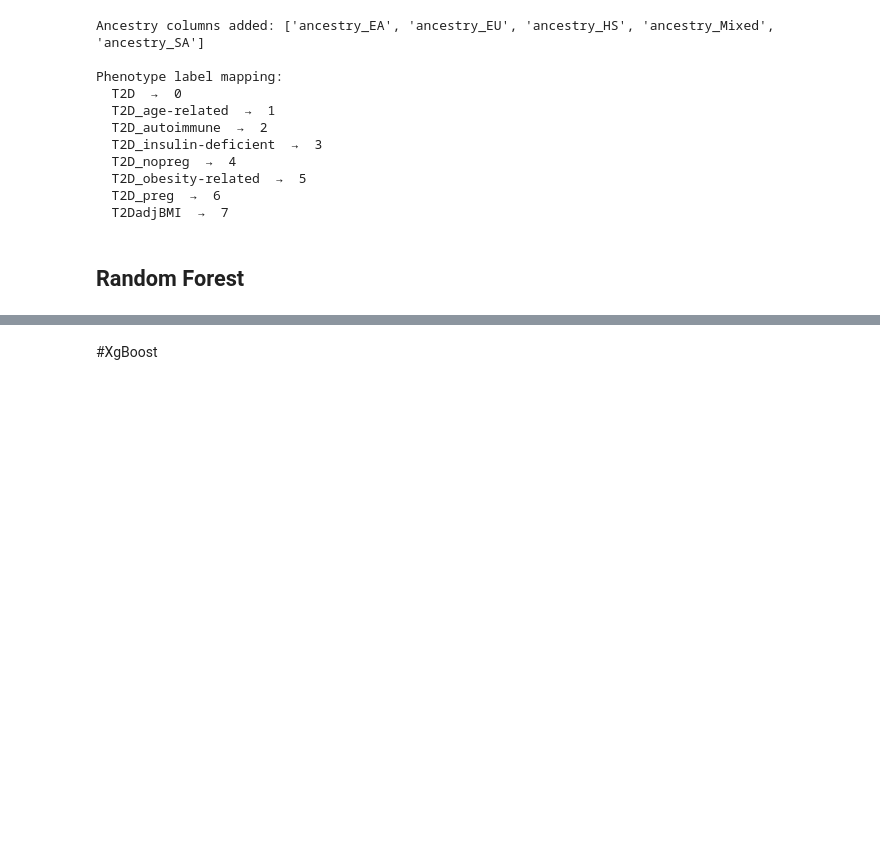
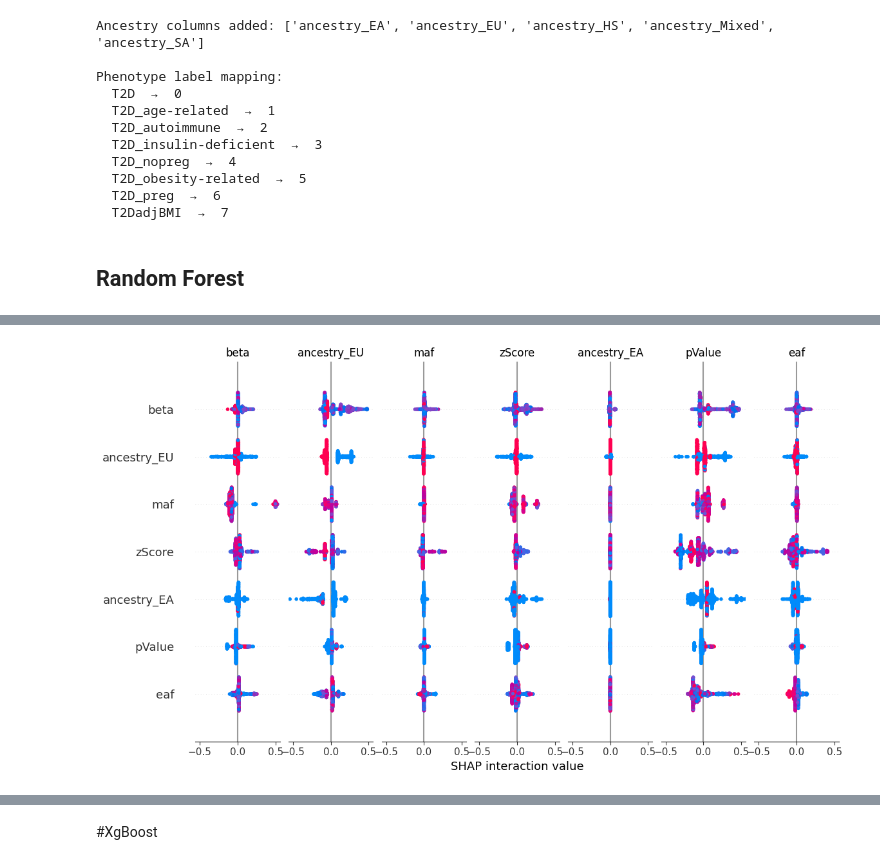
Before and after one commit to shawonsaha15/Diabetes_ML_Research, a Jupyter notebook: Diabetes.ipynb, the cells around one changed output, grey strips where cells are left out. Saved outputs shown, nothing was run; the diff lists cells and outputs as text; code cells hidden in the pictures; blank space fills up the shorter version.

```diff
--- a/Diabetes.ipynb
+++ b/Diabetes.ipynb
@@ -369,0 +362,11 @@ T2D_insulin-deficient       1.00      1.00      1.00        75
+# %%
+# SHAP analysis
+
+import shap
+
+explainer = shap.TreeExplainer(rf)
+shap_values = explainer.shap_values(X_test)
+
+shap.summary_plot(shap_values, X_test, feature_names=X.columns, show=True)
+# %% [output]
+[figure, added]
```
Also changed, not shown: parts of 21 cells of this notebook.
